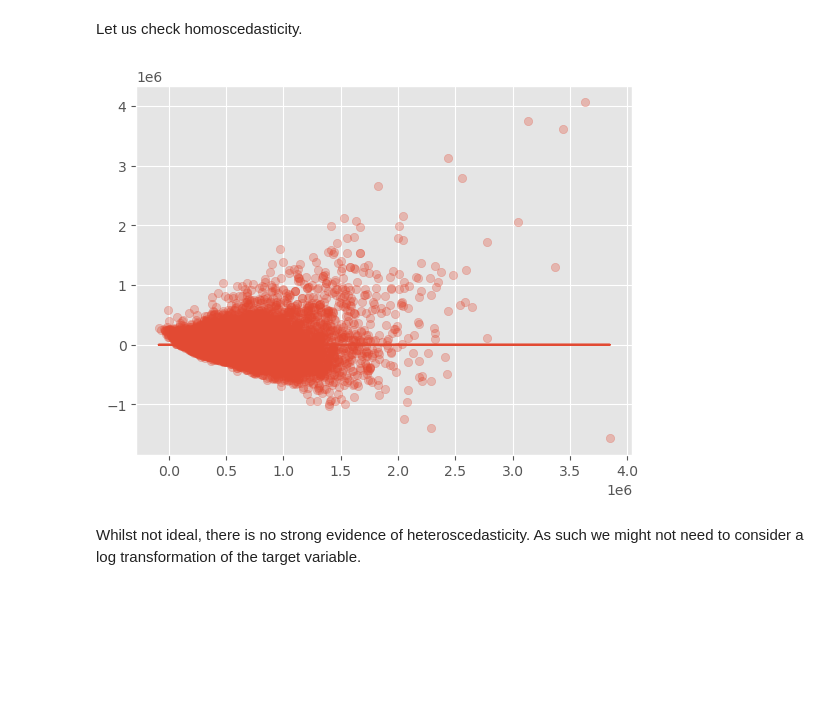
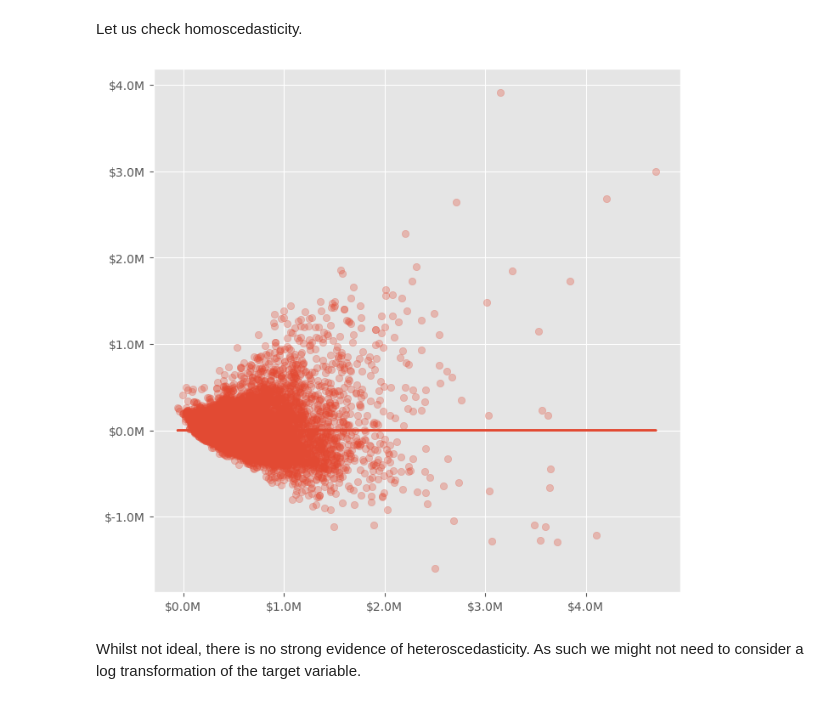
Before and after one commit to Judykoech/Phase2--Group1-Project, a Jupyter notebook: student.ipynb, the cells around one changed output. Cells and saved outputs as stored; diff of their text form; code cells hidden in the pictures; blank space fills up the shorter version.

```diff
--- a/student.ipynb
+++ b/student.ipynb
@@ -1291,6 +1312,6 @@ ValueError: could not convert string to float: '10/13/2014'
 * The above pairs are the most highly collerated to each other.
 * Therefore adding all those variables will bring about multicollinearity in the model so we will drop some of them.
 # %%
-king_county_df.drop(['date','yr_built','sqft_above','seasons','yr_renovated'], axis=1, inplace=True)
+king_county_df.drop(['date','yr_built','sqft_above','seasons','yr_renovated', "bathrooms"], axis=1, inplace=True)
 king_county_df.head()
 # %% [output]
@@ -1432,11 +1488,12 @@ We will begin with a simple linear regression model, using the single feature of
 X_train1 = np.array(king_county_transform['sqft_living']).reshape(-1,1)
 y_train1 = king_county_transform['price']
 # %%
-import statsmodels.api as sm
-
 # Create model in OLS
-X_int = sm.add_constant(X_train1)
-model = sm.OLS(y_train1, X_int).fit()
-summary = model.summary()
-print(summary)
+def  modeling_function(X,y):
+    X_int = sm.add_constant(X)
+    model = sm.OLS(y, X_int).fit()
+    summary = model.summary()
+    return model, summary, X_int
+model_A=modeling_function(X_train1, y_train1)
+model_A[1]
 # %% [output]
@@ -1501,12 +1561,22 @@ One advantage of simple linear regression is its visual interpretability. Let's
 # %%
 # Create visualisation of simple linear regression
 
+def millions(x, pos):
+    """The two arguments are the value and tick position."""
+    return f'${x*1e-6:1.1f}M'
+
+linreg = LinearRegression()
+# Fit on training data
+linreg.fit(X_train1, y_train1)
 # Get predictions
 y_pred = linreg.predict(X_train1)
 # Plot data points
+fig,ax=plt.subplots(figsize=(8,8))
 plt.scatter(x = X_train1[:2000], y = y_train1[:2000], alpha = 0.3, label = 'Data Points')
+
 # Plot regression line
 plt.plot(X_train1, y_pred, color = 'red', label = 'Regression Line')
+ax.yaxis.set_major_formatter(millions)
 plt.legend()
 plt.title('Simple linear regression using sqft_living feature')
 plt.xlabel('Living area (sqft)')
@@ -1550,3 +1610,7 @@ For our next model, we will add more features.
 # Redefine X_train and y_train
 X_train2 = king_county_transform.drop(['price'], axis = 1)
 y_train2 = king_county_transform['price']
+
+# Calling on fucntion to provide model summary
+model_B=modeling_function(X_train2,y_train2)
+model_B[1]
@@ -1609,11 +1667,20 @@ There appears to be some issues with the residuals not being normally distribute
 Let us check homoscedasticity.
 # %%
 # Scatterplot of predictions
-plt.scatter(model.predict(X_int), model.resid, alpha = 0.3)
-plt.plot(model.predict(X_int), [0 for i in range(len(X_train2))])
+
+def millions(x, pos):
+    """The two arguments are the value and tick position."""
+    return f'${x*1e-6:1.1f}M'
+fig,ax=plt.subplots(figsize=(8,8))
+
+plt.scatter(model_B[0].predict(model_B[2]), model_B[0].resid, alpha = 0.3)
+plt.plot(model_B[0].predict(model_B[2]), [0 for i in range(len(X_train2))])
+ax.yaxis.set_major_formatter(millions)
+ax.xaxis.set_major_formatter(millions)
+
 plt.show()
 # %% [output]
-[figure, old version]
+[figure, new version]
 # %% [markdown]
 Whilst not ideal, there is no strong evidence of heteroscedasticity. As such we might not need to consider a log transformation of the target variable.
 # %% [markdown]
```
Also changed, not shown: parts of 154 cells of this notebook.
